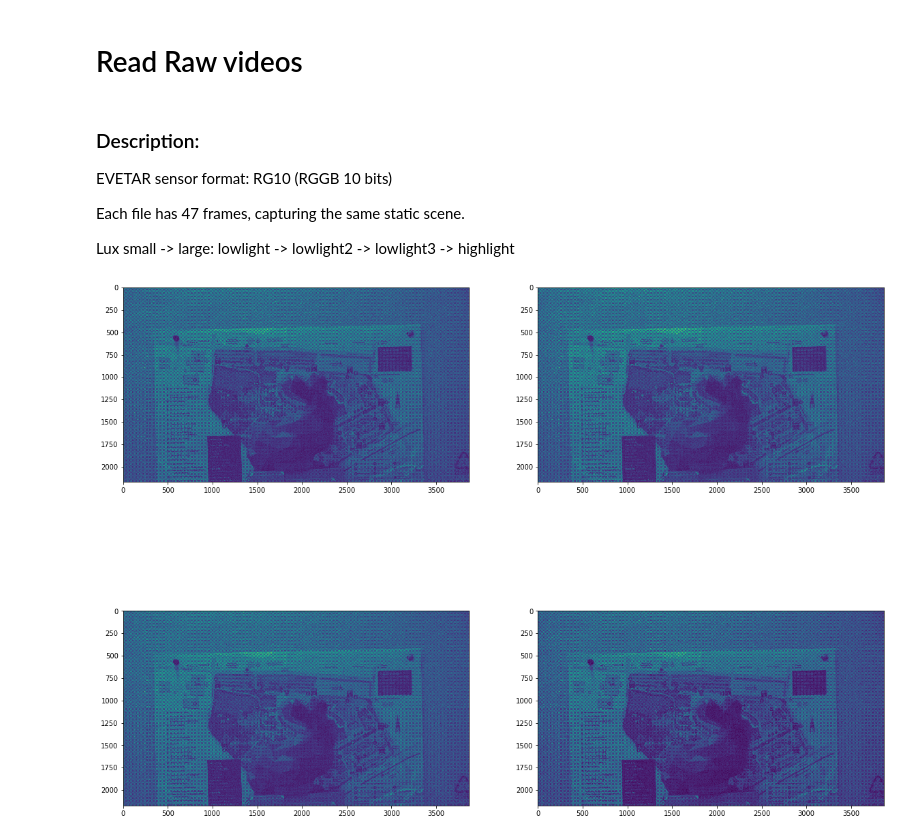
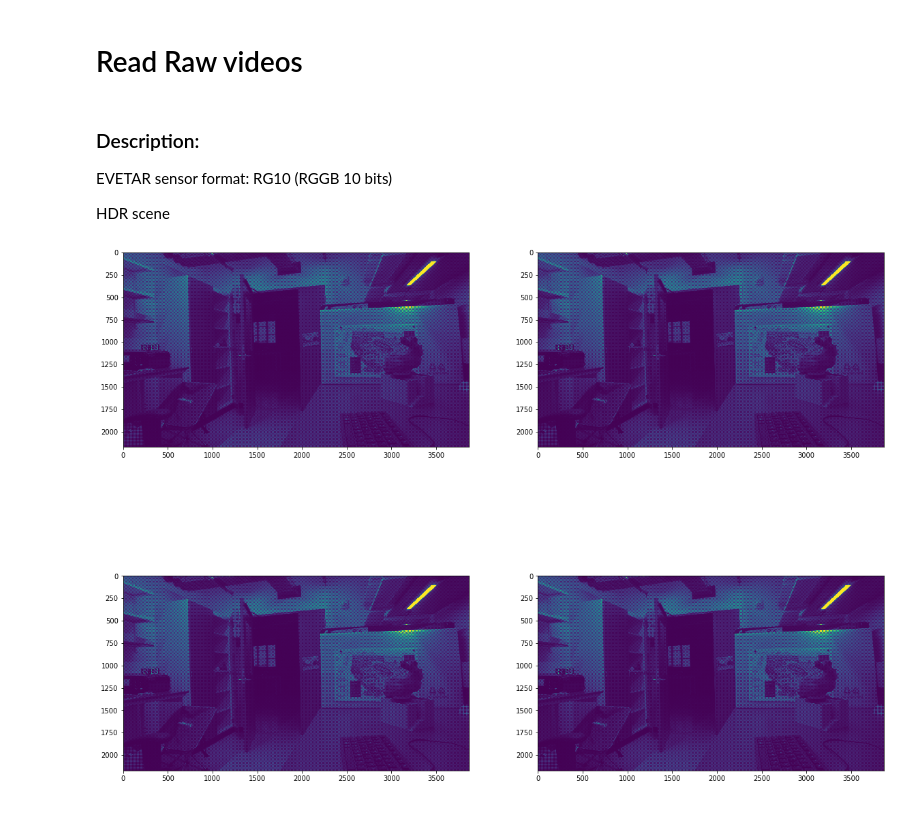
Before and after one commit to cianhwang/hdr_video, a Jupyter notebook: static_videos/read_raw_videos.ipynb, the cells around one changed output. Saved outputs shown, nothing was run; the diff lists cells and outputs as text; code cells hidden in the pictures.

```diff
--- a/static_videos/read_raw_videos.ipynb
+++ b/static_videos/read_raw_videos.ipynb
@@ -4,9 +4,7 @@
 ### Description:
 EVETAR sensor format: RG10 (RGGB 10 bits)
 
-Each file has 47 frames, capturing the same static scene.
-
-Lux small -> large: lowlight -> lowlight2 -> lowlight3 -> highlight
+HDR scene
 # %%
 import numpy as np
 import subprocess
@@ -24,12 +22,12 @@ from utils import *
 # %%
-rIm=read_raw("lowlight3_frame64_static.raw",
-             frame = 16, rows=1087*2, runL=3968)
+rIm=read_raw("hdr_frame64_static.raw",
+             frame = 10, rows=1087*2, runL=3968)
 
 fig, ax = plt.subplots(2, 2, figsize=(20, 16))
-ax[0][0].imshow(rIm[0])  # frame 0
-ax[0][1].imshow(rIm[6]) # frame 14
-ax[1][0].imshow(rIm[7]) # frame 37
-ax[1][1].imshow(rIm[8]) # frame 46
+ax[0][0].imshow(rIm[0])
+ax[0][1].imshow(rIm[6])
+ax[1][0].imshow(rIm[7])
+ax[1][1].imshow(rIm[8])
 plt.show()
 # %% [output]
-[figure, old version]
+[figure, new version]
```
Also changed, not shown: parts of 6 cells of this notebook.
